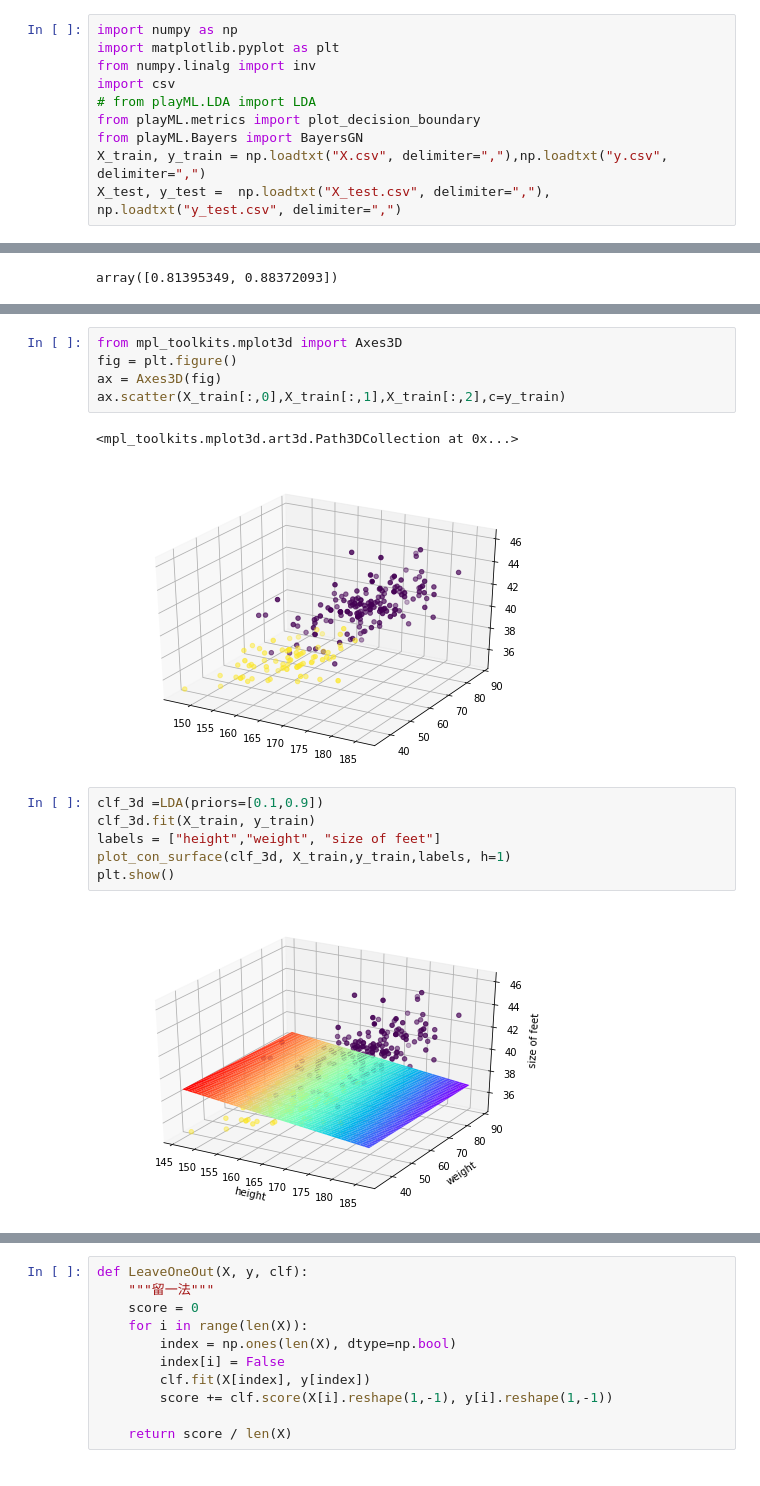
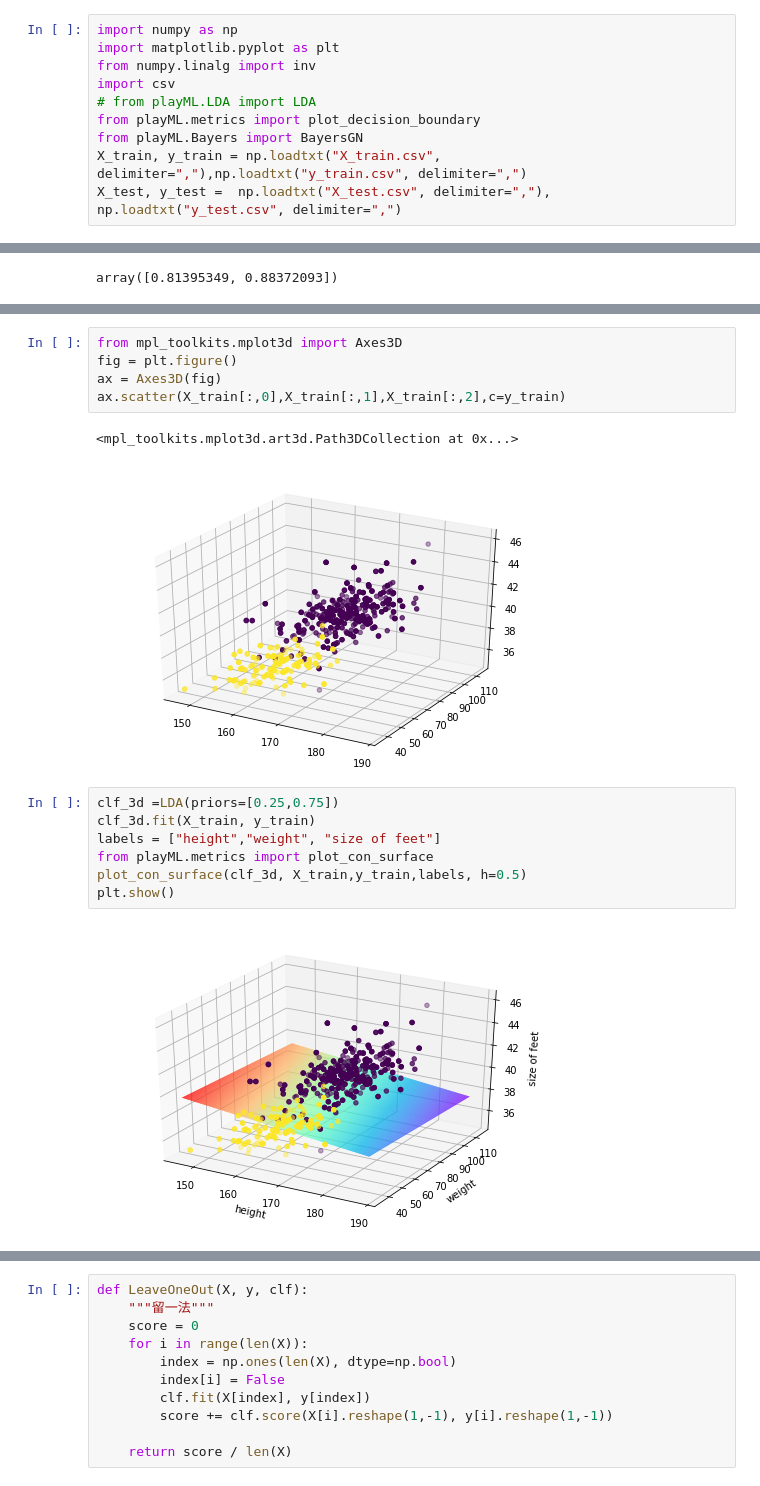
Before and after one commit to YihuiZhou-zyh/Pattern-Recognition, a Jupyter notebook: LDA.ipynb, the cells around one changed output, grey strips where cells are left out. Saved outputs shown, nothing was run; the diff lists cells and outputs as text.

```diff
--- a/LDA.ipynb
+++ b/LDA.ipynb
@@ -6,5 +6,5 @@ import csv
 # from playML.LDA import LDA
 from playML.metrics import plot_decision_boundary
 from playML.Bayers import BayersGN
-X_train, y_train = np.loadtxt("X.csv", delimiter=","),np.loadtxt("y.csv", delimiter=",")
+X_train, y_train = np.loadtxt("X_train.csv", delimiter=","),np.loadtxt("y_train.csv", delimiter=",")
 X_test, y_test =  np.loadtxt("X_test.csv", delimiter=","), np.loadtxt("y_test.csv", delimiter=",")
@@ -101,15 +44,16 @@ ax = Axes3D(fig)
 ax.scatter(X_train[:,0],X_train[:,1],X_train[:,2],c=y_train)
 # %% [output]
 <mpl_toolkits.mplot3d.art3d.Path3DCollection at 0x...>
-[figure, old version]
+[figure, new version]
 # %%
-clf_3d =LDA(priors=[0.1,0.9])
+clf_3d =LDA(priors=[0.25,0.75])
 clf_3d.fit(X_train, y_train)
 labels = ["height","weight", "size of feet"]
-plot_con_surface(clf_3d, X_train,y_train,labels, h=1)
+from playML.metrics import plot_con_surface
+plot_con_surface(clf_3d, X_train,y_train,labels, h=0.5)
 plt.show()
 # %% [output]
-[figure, old version]
+[figure, new version]
 # %%
 clf_3d =LDA(priors=[0.25,0.75])
 clf_3d.fit(X_train, y_train)
```
Also changed, not shown: parts of 7 cells of this notebook, 12 other files.
